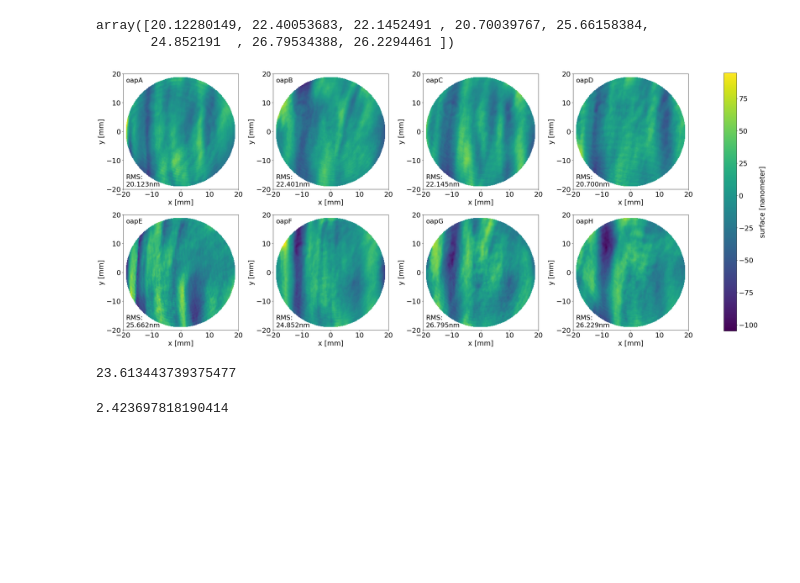
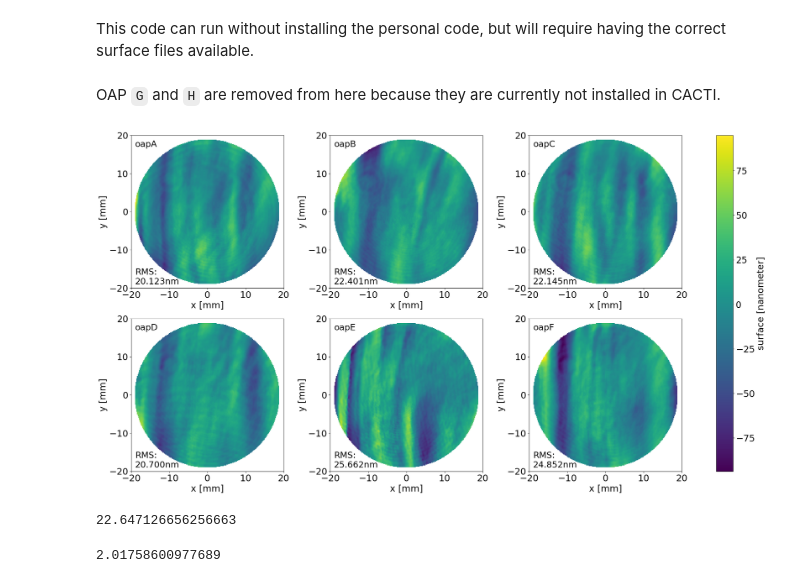
Before and after one commit to jlumbres/CACTI, a Jupyter notebook: zygo_data/fig_surface.ipynb, the cells around one changed output. Drawn from its saved outputs; the diff is of its cells as text; code cells hidden in the pictures; blank space fills up the shorter version.

Commit message:
update surface figure plot

```diff
--- a/zygo_data/fig_surface.ipynb
+++ b/zygo_data/fig_surface.ipynb
@@ -1,3 +1,5 @@
+# %% [markdown]
+This code can run without installing the personal code, but will require having the correct surface files available.
 # %%
 %reload_ext autoreload
 %autoreload 2
@@ -33,10 +31,12 @@ def sn_map(data, mask):
     data_sn = copy.copy(data)
     data_sn[mask==0] = np.nan
     return data_sn
+# %% [markdown]
+OAP `G` and `H` are removed from here because they are currently not installed in CACTI.
 # %%
 fol_loc = 'OAP_coated/'
 ca = 75
-opt_name = ['A', 'B', 'C', 'D', 'E', 'F', 'G', 'H']
+opt_name = ['A', 'B', 'C', 'D', 'E', 'F']#, 'G', 'H']
 surf_unit = u.micron # units in the file
 tot_opt = len(opt_name)
 dx_set = np.zeros(tot_opt)
@@ -61,11 +61,6 @@ for jopt in range(0, len(opt_name)):
     max_set[jopt] = np.amax(active_data)
     min_set[jopt] = np.amin(active_data)
     rms_set[jopt] = rms(active_data)
-# %%
-rms_set
-# %% [output]
-array([20.12280149, 22.40053683, 22.1452491 , 20.70039767, 25.66158384,
-       24.852191  , 26.79534388, 26.2294461 ])
 # %%
 # set the axis scaling
 vmin = np.amin(min_set)
@@ -75,43 +70,44 @@ text_pos_name = (-19, 17)
 text_pos_rms = (-19, -19)
 
 matplotlib.rcParams["font.size"]=22
-fig, axes = plt.subplots(nrows=2, ncols=4, dpi=100, facecolor='white',
-                         figsize=(40,15))#, dpi=100)
+fig, axes = plt.subplots(nrows=2, ncols=3,
+                         dpi=100, facecolor='white',
+                         figsize=(30,15))#, dpi=100)
 fig.subplots_adjust(wspace=0.3)
 
 n=0
 for ax in axes.flat:
     # nan mask the data
     sn_data = sn_map(surf[n], mask[n])
     # set up the data range
     box = int(surf[n].shape[0]/2)
     rk = np.linspace(-box, box, (box*2), endpoint=False)
     rks = (rk*dx_set[n]*1e3*u.mm) # dx_set is in meters
     rks_extent = [np.amin(rks).value, np.amax(rks).value,
                   np.amin(rks).value, np.amax(rks).value]
     im = ax.imshow(sn_data, origin='lower',
                    extent=rks_extent, vmin=vmin, vmax=vmax)
     ax.set_xticks([-20, -10, 0, 10, 20])
     ax.set_yticks([-20, -10, 0, 10, 20])
     ax.set_xlabel('x [{0}]'.format(str(rks.unit)))
     ax.set_ylabel('y [{0}]'.format(str(rks.unit)))
     oap_name = 'oap{0}'.format(opt_name[n])
     ax.text(text_pos_name[0], text_pos_name[1], oap_name,
             fontsize=21, color='black')
     ax.text(text_pos_rms[0], text_pos_rms[1], 'RMS:\n{0:.3f}nm'.format(rms_set[n]),
             fontsize=21, color='black')
 
     n += 1
 
 fig.colorbar(im, ax=axes.ravel().tolist()).set_label('surface [{0}]'.format('nanometer'))
 plt.show()
 # %% [output]
-[figure, old version]
+[figure, new version]
 # %%
 np.mean(rms_set)
 # %% [output]
-23.613443739375477
+22.647126656256663
 # %%
 np.std(rms_set)
 # %% [output]
-2.423697818190414
+2.01758600977689
```
Also changed, not shown: parts of 1 cell of this notebook.
